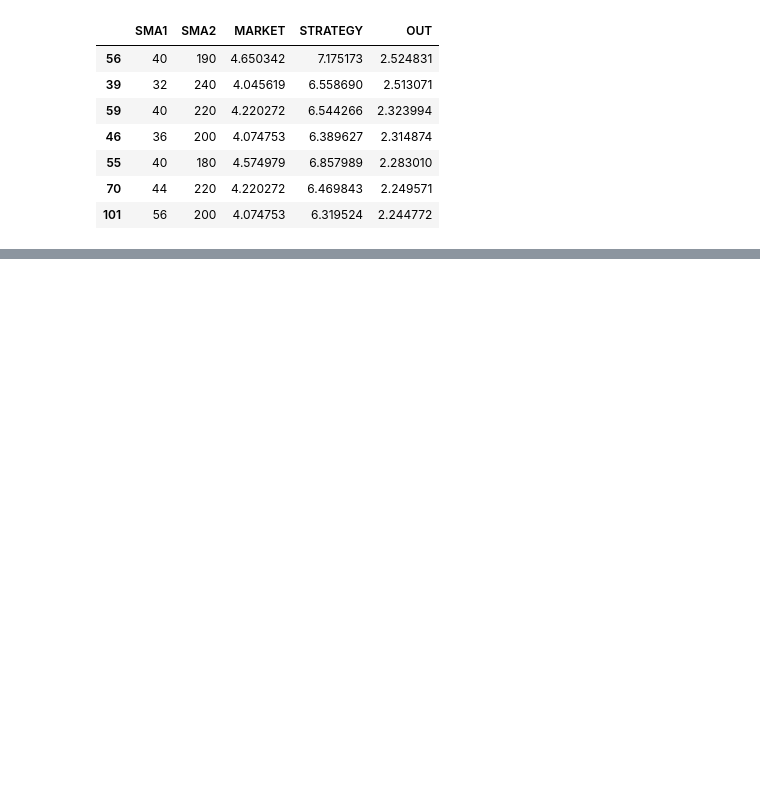
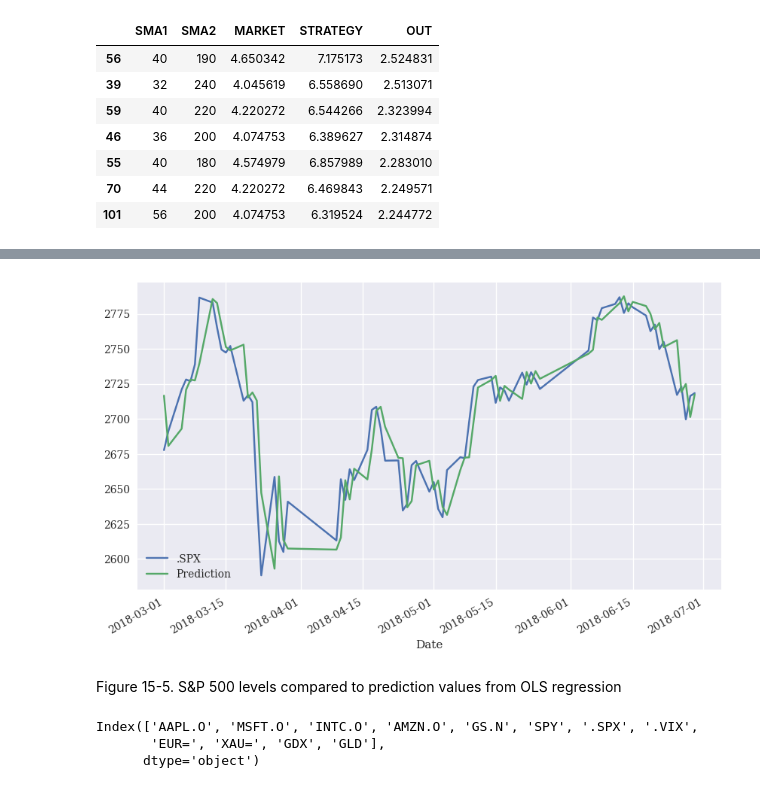
Before and after one commit to Youngsoo1024/Python_Finance, a Jupyter notebook: Chap15/ch15_test.ipynb, the cells around one changed output, grey strips where cells are left out. Saved outputs shown, nothing was run; the diff lists cells and outputs as text; code cells hidden in the pictures; blank space fills up the shorter version.

```diff
--- a/Chap15/ch15_test.ipynb
+++ b/Chap15/ch15_test.ipynb
@@ -160,0 +201,6 @@ results.sort_values('OUT', ascending=False).head(7)
+# %%
+data[[symbol, 'Prediction']].iloc[-75:].plot(figsize=(10, 6));
+# %% [output]
+[figure, added]
+# %% [markdown]
+Figure 15-5. S&P 500 levels compared to prediction values from OLS regression
@@ -160,0 +210,6 @@ results.sort_values('OUT', ascending=False).head(7)
+# %%
+raw.columns
+# %% [output]
+Index(['AAPL.O', 'MSFT.O', 'INTC.O', 'AMZN.O', 'GS.N', 'SPY', '.SPX', '.VIX',
+       'EUR=', 'XAU=', 'GDX', 'GLD'],
+      dtype='object')
```
Also changed, not shown: parts of 167 cells of this notebook, 1 other file.
